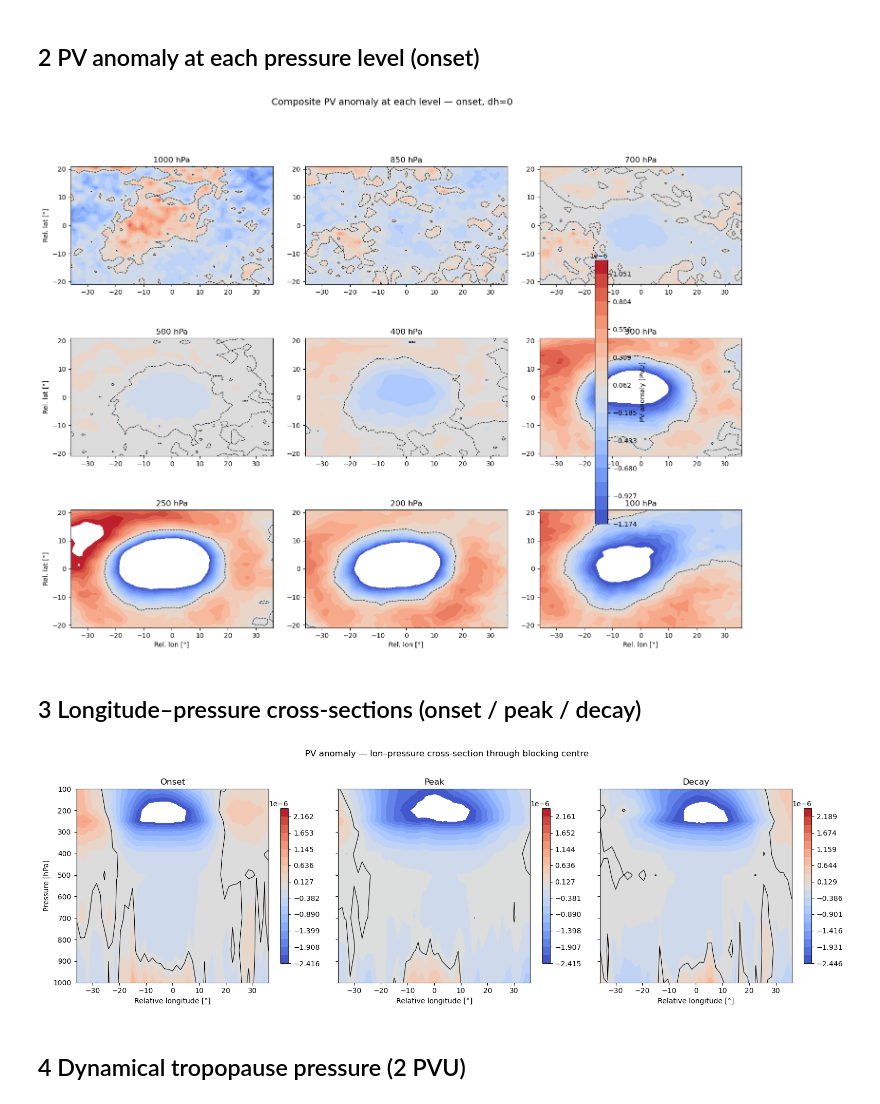
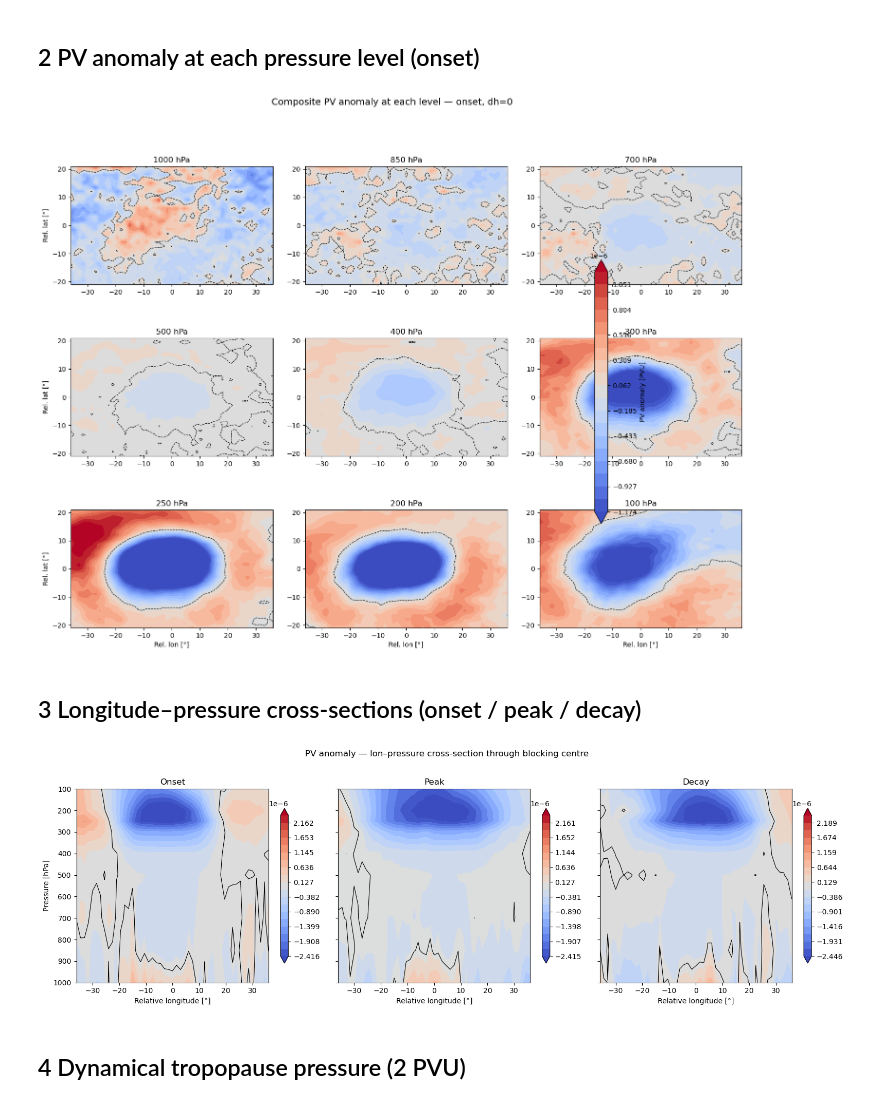
Before and after one commit to yanxingjianken/pvtend, a Jupyter notebook: examples/06_baroclinic_structure.ipynb, the cells around one changed output. Cells and saved outputs as stored; diff of their text form; code cells hidden in the pictures.

```diff
--- a/examples/06_baroclinic_structure.ipynb
+++ b/examples/06_baroclinic_structure.ipynb
@@ -55,25 +55,25 @@ Y_rel = d0["Y_rel"]
 # %%
 fig, axes = plt.subplots(3, 3, figsize=(15, 12))
 vmax = np.nanpercentile(np.abs(composites["onset"]), 95)
 
 for i, ax in enumerate(axes.flat):
     cf = ax.contourf(X_rel[0], Y_rel[:, 0], composites["onset"][i],
-                     levels=np.linspace(-vmax, vmax, 20), cmap="coolwarm")
+                     levels=np.linspace(-vmax, vmax, 20), cmap="coolwarm", extend="both")
     ax.contour(X_rel[0], Y_rel[:, 0], composites["onset"][i],
               levels=[0], colors="k", linewidths=0.8, linestyles="--")
     ax.set_title(f"{levels[i]} hPa")
     ax.set_aspect("equal")
     if i % 3 == 0:
         ax.set_ylabel("Rel. lat [°]")
     if i >= 6:
         ax.set_xlabel("Rel. lon [°]")
 
 fig.suptitle("Composite PV anomaly at each level — onset, dh=0", fontsize=14, y=1.01)
 fig.colorbar(cf, ax=axes, shrink=0.6, label="PV anomaly [PVU]")
 fig.tight_layout()
 plt.show()
 # %% [output]
-[figure, old version]
+[figure, new version]
 # %% [markdown]
 ## 3  Longitude–pressure cross-sections (onset / peak / decay)
 # %%
@@ -83,7 +83,7 @@ fig, axes = plt.subplots(1, 3, figsize=(16, 5), sharey=True)
 for ax, stg in zip(axes, stages):
     vmax = np.nanpercentile(np.abs(composites[stg][:, imid, :]), 95)
     cf = ax.contourf(X_rel[0], levels, composites[stg][:, imid, :],
-                     levels=np.linspace(-vmax, vmax, 20), cmap="coolwarm")
+                     levels=np.linspace(-vmax, vmax, 20), cmap="coolwarm", extend="both")
     ax.contour(X_rel[0], levels, composites[stg][:, imid, :],
               levels=[0], colors="k", linewidths=0.8)
     ax.set_title(stg.capitalize())
@@ -96,7 +96,7 @@ fig.suptitle("PV anomaly — lon–pressure cross-section through blocking centr
 fig.tight_layout()
 plt.show()
 # %% [output]
-[figure, old version]
+[figure, new version]
 # %% [markdown]
 ## 4  Dynamical tropopause pressure (2 PVU)
 # %%
```
Also changed, not shown: parts of 1 cell of this notebook, 46 other files.
